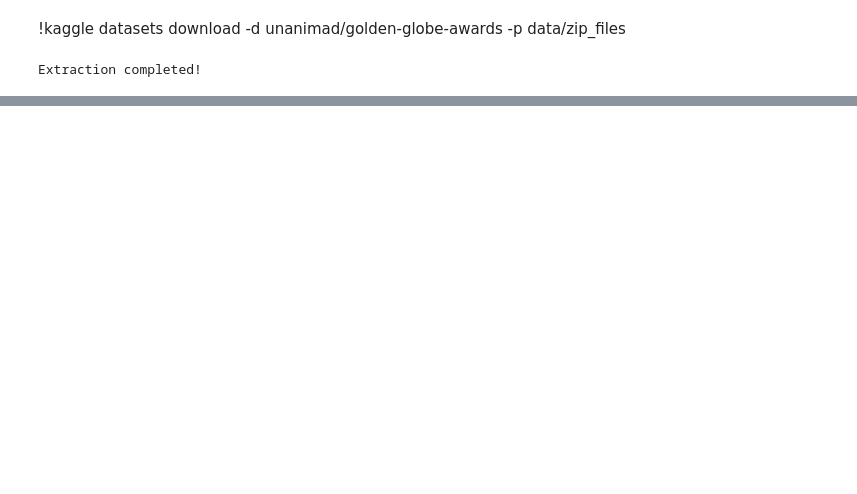
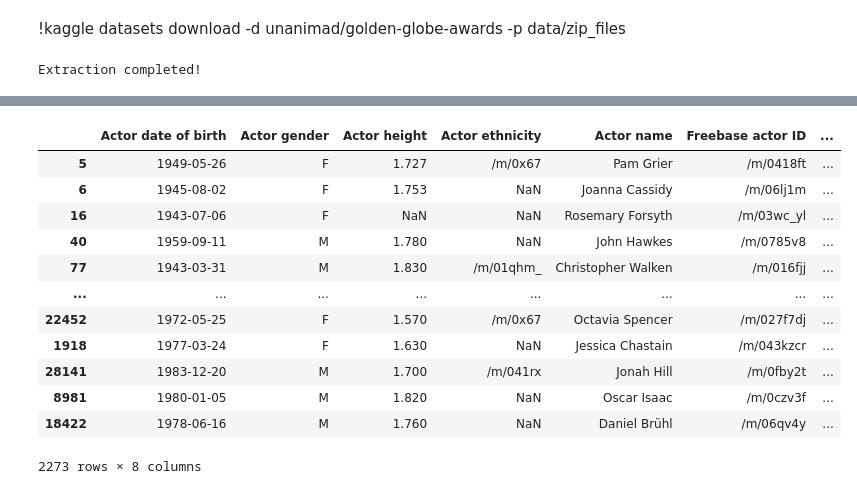
Before and after one commit to epfl-ada/ada-2023-project-cedars10452, a Jupyter notebook: Untitled.ipynb, the cells around one changed output, grey strips where cells are left out. Cells and saved outputs as stored; diff of their text form; code cells hidden in the pictures; blank space fills up the shorter version.

```diff
--- a/Untitled.ipynb
+++ b/Untitled.ipynb
@@ -684,0 +619,43 @@ actors = actors[~(actors["nominee"].isna() & actors["name"].isna())]
+# %%
+unique_actor_names = golden_globe_df['nominee'].drop_duplicates(keep=False)
+non_unique_actor_names = golden_globe_df['nominee'].drop_duplicates(keep='first')[golden_globe_df['nominee'].duplicated(keep=False)]
+
+unique_actors_df = actor_movies_df[actor_movies_df['Actor name'].isin(unique_actor_names)]
+
+
+non_unique_actors_df = pd.DataFrame()
+
+for name in non_unique_actor_names:
+
+    golden_globe_subset = golden_globe_df[golden_globe_df['nominee'] == name]
+    actors_subset = actor_movies_df[actor_movies_df['Actor name'] == name]
+
+
+    for _, golden_globe_row in golden_globe_subset.iterrows():
+
+        film_title = golden_globe_row['film']
+
+
+        for _, actor_row in actors_subset.iterrows():
+
+            if film_title in actor_row['title']:
+                non_unique_actors_df = pd.concat([non_unique_actors_df, pd.DataFrame([actor_row])])
+                break
+
+final_extracted_df_golden_globe = pd.concat([unique_actors_df, non_unique_actors_df])
+
+final_extracted_df_golden_globe
+# %% [output]
+|  | Actor date of birth | Actor gender | Actor height | Actor ethnicity | Actor name | Freebase actor ID | ... |
+| 5 | 1949-05-26 | F | 1.727 | /m/0x67 | Pam Grier | /m/0418ft | ... |
+| 6 | 1945-08-02 | F | 1.753 | NaN | Joanna Cassidy | /m/06lj1m | ... |
+| 16 | 1943-07-06 | F | NaN | NaN | Rosemary Forsyth | /m/03wc_yl | ... |
+| 40 | 1959-09-11 | M | 1.780 | NaN | John Hawkes | /m/0785v8 | ... |
+| 77 | 1943-03-31 | M | 1.830 | /m/01qhm_ | Christopher Walken | /m/016fjj | ... |
+| ... | ... | ... | ... | ... | ... | ... | ... |
+| 22452 | 1972-05-25 | F | 1.570 | /m/0x67 | Octavia Spencer | /m/027f7dj | ... |
+| 1918 | 1977-03-24 | F | 1.630 | NaN | Jessica Chastain | /m/043kzcr | ... |
+| 28141 | 1983-12-20 | M | 1.700 | /m/041rx | Jonah Hill | /m/0fby2t | ... |
+| 8981 | 1980-01-05 | M | 1.820 | NaN | Oscar Isaac | /m/0czv3f | ... |
+| 18422 | 1978-06-16 | M | 1.760 | NaN | Daniel Brühl | /m/06qv4y | ... |
+2273 rows × 8 columns
```
Also changed, not shown: parts of 26 cells of this notebook.
